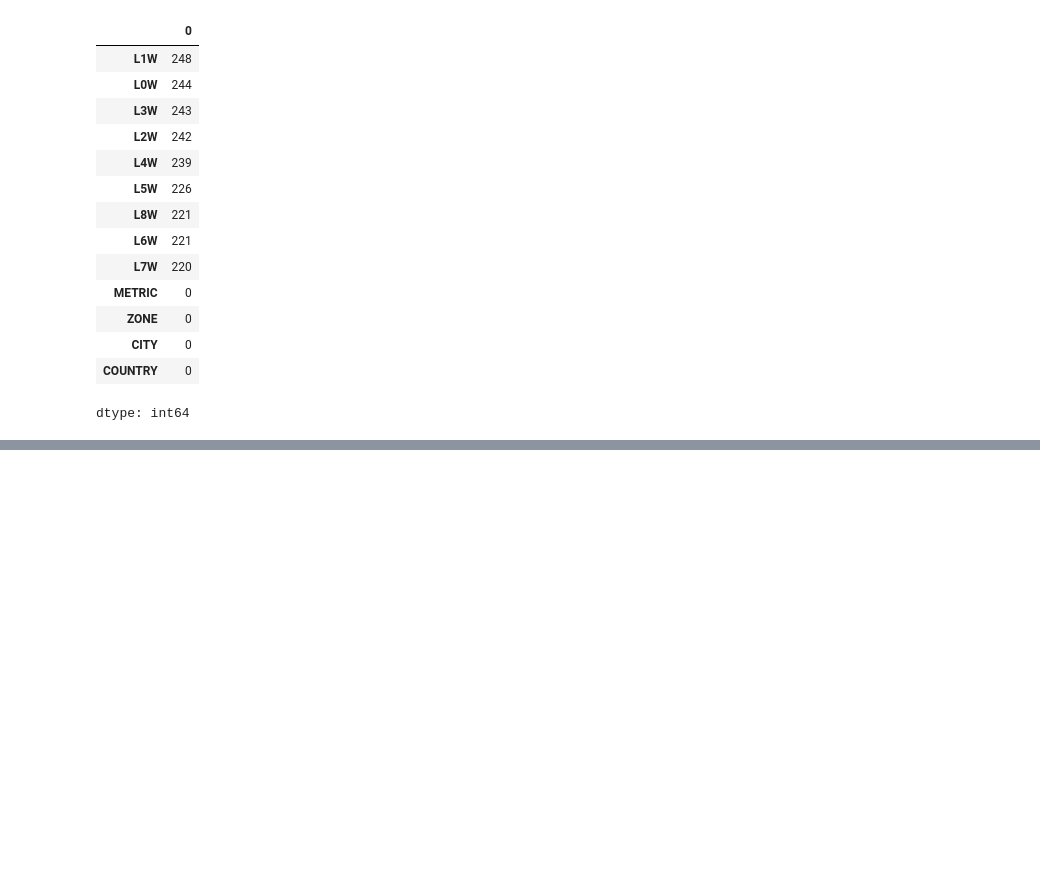
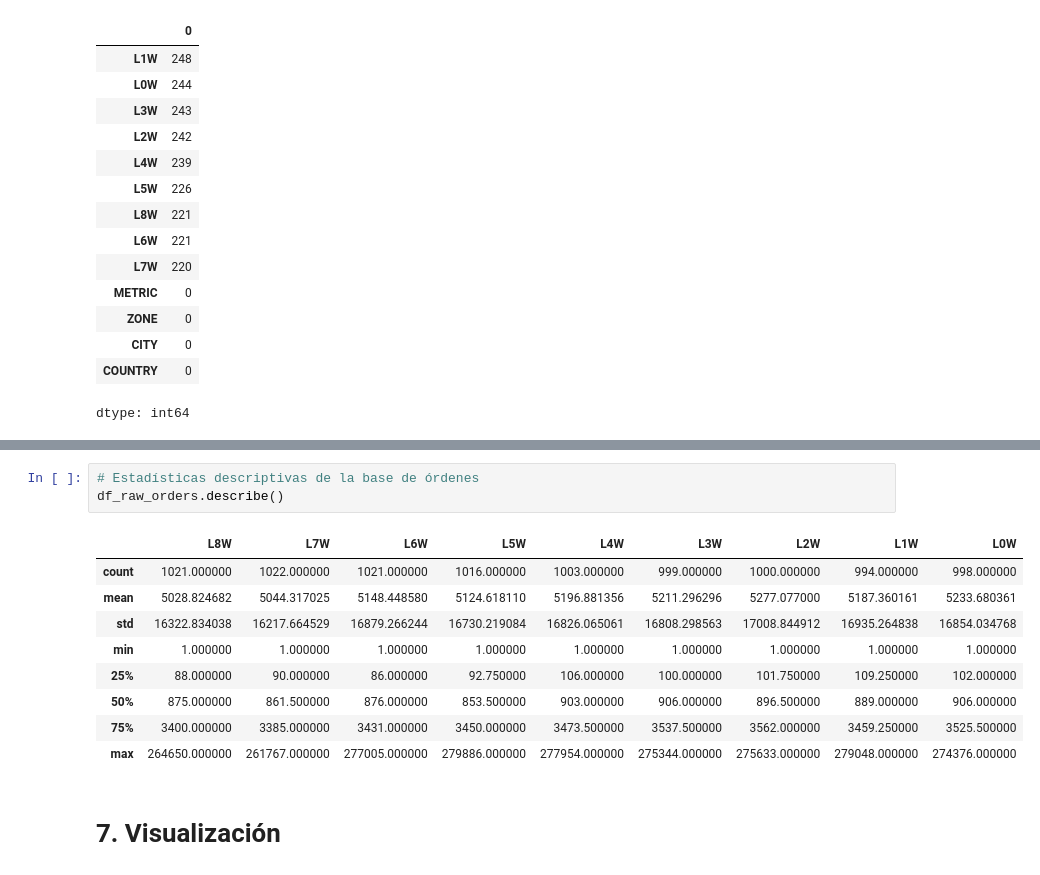
Before and after one commit to vichacker1234/Vicstatistics, a Jupyter notebook: notebooks/01_data_processing.ipynb, the cells around one changed output, grey strips where cells are left out. Cells and saved outputs as stored; diff of their text form; blank space fills up the shorter version.

```diff
--- a/notebooks/01_data_processing.ipynb
+++ b/notebooks/01_data_processing.ipynb
@@ -160,0 +191,15 @@ dtype: int64
+# %%
+# Estadísticas descriptivas de la base de órdenes
+df_raw_orders.describe()
+# %% [output]
+|  | L8W | L7W | L6W | L5W | L4W | L3W | L2W | L1W | L0W |
+| count | 1021.000000 | 1022.000000 | 1021.000000 | 1016.000000 | 1003.000000 | 999.000000 | 1000.000000 | 994.000000 | 998.000000 |
+| mean | 5028.824682 | 5044.317025 | 5148.448580 | 5124.618110 | 5196.881356 | 5211.296296 | 5277.077000 | 5187.360161 | 5233.680361 |
+| std | 16322.834038 | 16217.664529 | 16879.266244 | 16730.219084 | 16826.065061 | 16808.298563 | 17008.844912 | 16935.264838 | 16854.034768 |
+| min | 1.000000 | 1.000000 | 1.000000 | 1.000000 | 1.000000 | 1.000000 | 1.000000 | 1.000000 | 1.000000 |
+| 25% | 88.000000 | 90.000000 | 86.000000 | 92.750000 | 106.000000 | 100.000000 | 101.750000 | 109.250000 | 102.000000 |
+| 50% | 875.000000 | 861.500000 | 876.000000 | 853.500000 | 903.000000 | 906.000000 | 896.500000 | 889.000000 | 906.000000 |
+| 75% | 3400.000000 | 3385.000000 | 3431.000000 | 3450.000000 | 3473.500000 | 3537.500000 | 3562.000000 | 3459.250000 | 3525.500000 |
+| max | 264650.000000 | 261767.000000 | 277005.000000 | 279886.000000 | 277954.000000 | 275344.000000 | 275633.000000 | 279048.000000 | 274376.000000 |
+# %% [markdown]
+# **7. Visualización**
```
Also changed, not shown: parts of 13 cells of this notebook.
